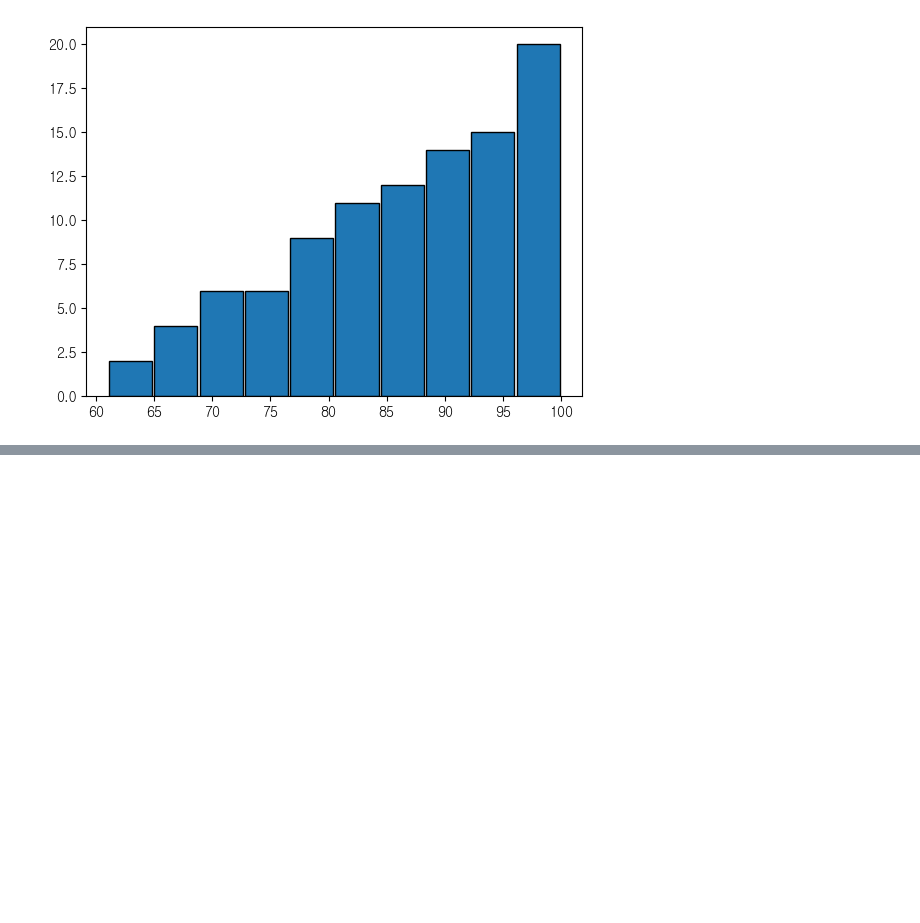
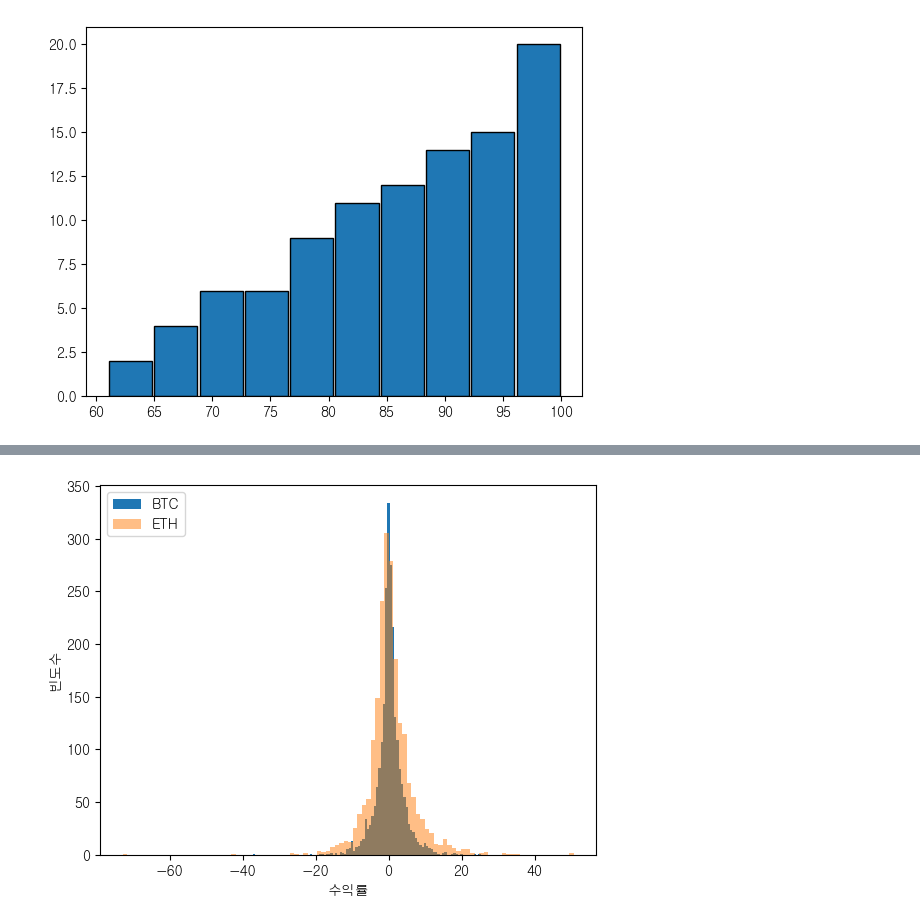
Before and after one commit to yugyeongh/encore_skn11, a Jupyter notebook: 04_data_analysis/03_matplotlib/02_matplotlib_chart.ipynb, the cells around one changed output, grey strips where cells are left out. Cells and saved outputs as stored; diff of their text form; code cells hidden in the pictures; blank space fills up the shorter version.

Commit message:
data analysis: matplotlib

```diff
--- a/04_data_analysis/03_matplotlib/02_matplotlib_chart.ipynb
+++ b/04_data_analysis/03_matplotlib/02_matplotlib_chart.ipynb
@@ -45,3 +45,7 @@ plt.hist(scores, edgecolor='black', rwidth=0.95, cumulative=True) # 누적 갯
 plt.show()
 # %% [output]
 [figure]
+# %%
+# 암호화폐 일일수익률 데이터
+df = pd.read_csv('./data/crypto_daily_returns.csv')
+df
@@ -47,0 +93,15 @@ plt.show()
+# %%
+# 그리는 순서 btc -> eth
+plt.hist(df['BTC'], bins=100, label='BTC')
+plt.hist(df['ETH'], bins=100, label='ETH', alpha=.5) # alpha: 투명도 조절
+
+# 범례 나타내기
+plt.legend(loc='upper left')
+
+# x,y 축 이름 지정
+plt.xlabel('수익률')
+plt.ylabel('빈도수')
+
+plt.show()
+# %% [output]
+[figure, added]
```
Also changed, not shown: parts of 26 cells of this notebook, 2 other files.
